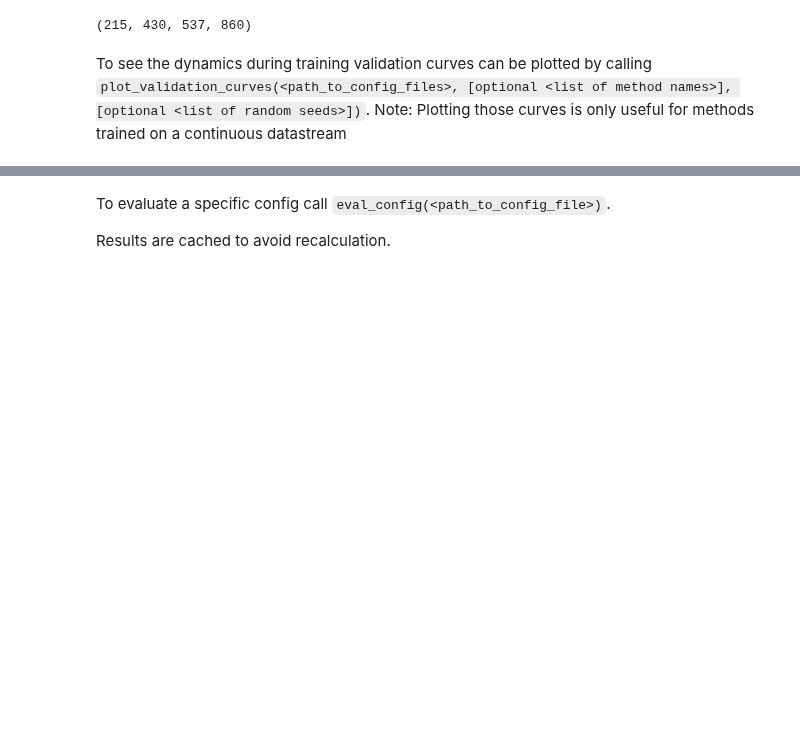
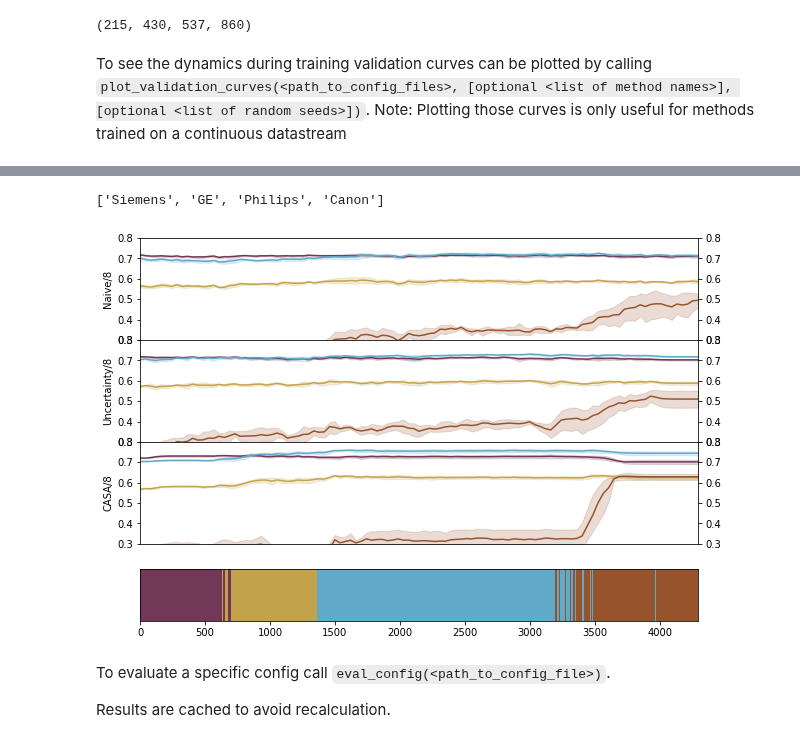
Before and after one commit to cirmuw/casa, a Jupyter notebook: evaluation/cardiac_evaluation.ipynb, the cells around one changed output, grey strips where cells are left out. Cells and saved outputs as stored; diff of their text form; code cells hidden in the pictures; blank space fills up the shorter version.

```diff
--- a/evaluation/cardiac_evaluation.ipynb
+++ b/evaluation/cardiac_evaluation.ipynb
@@ -37,3 +54,11 @@ plot_validation_curves(['../training_configs/cardiac_naive_5.yml',
+# %%
+plot_validation_curves(['../training_configs/cardiac_naive_8.yml',
+                                '../training_configs/cardiac_uncertainty_8.yml',
+                                '../training_configs/cardiac_casa_8.yml'],
+                               names=['Naive/8','Uncertainty/8', 'CASA/8'], seeds=[1, 2, 3, 4, 5])
+# %% [output]
+['Siemens', 'GE', 'Philips', 'Canon']
+[figure, added]
 # %% [markdown]
 To evaluate a specific config call `eval_config(<path_to_config_file>)`.
 
```
Also changed, not shown: parts of 44 cells of this notebook, 24 other files.
